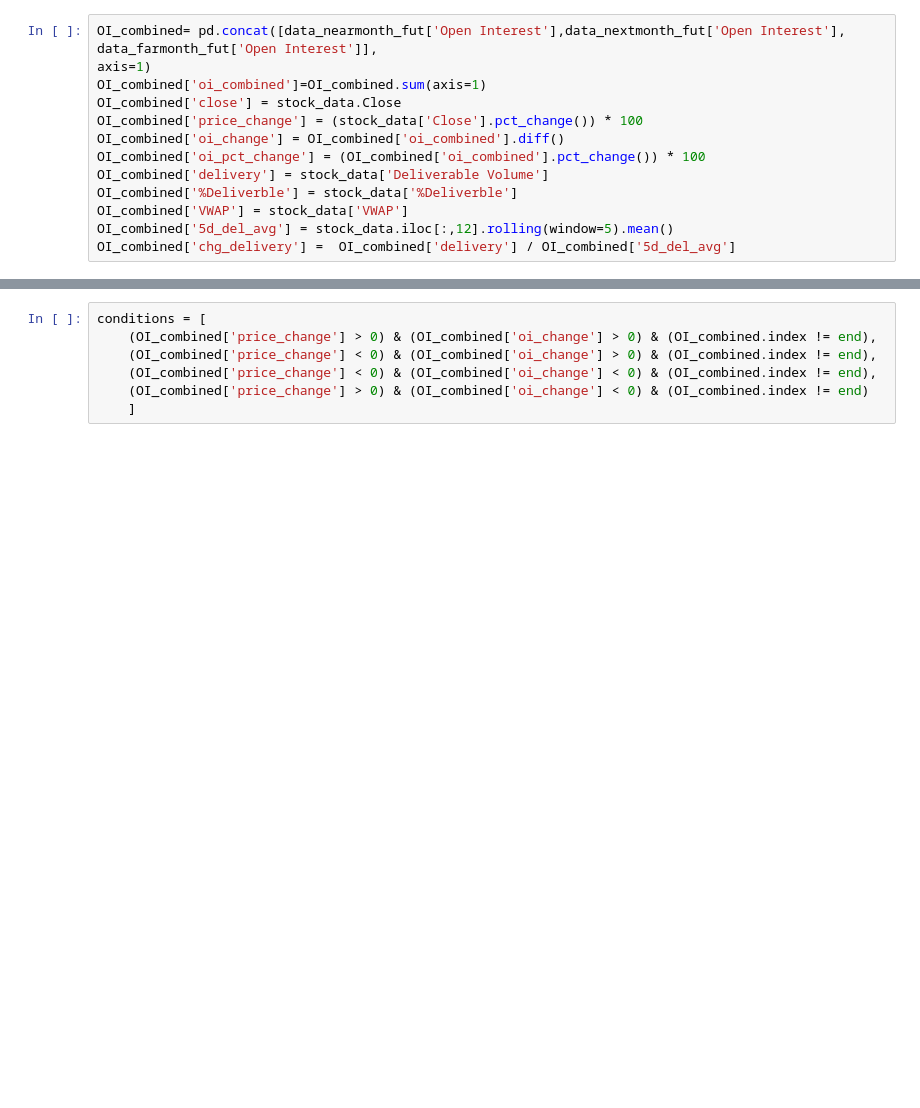
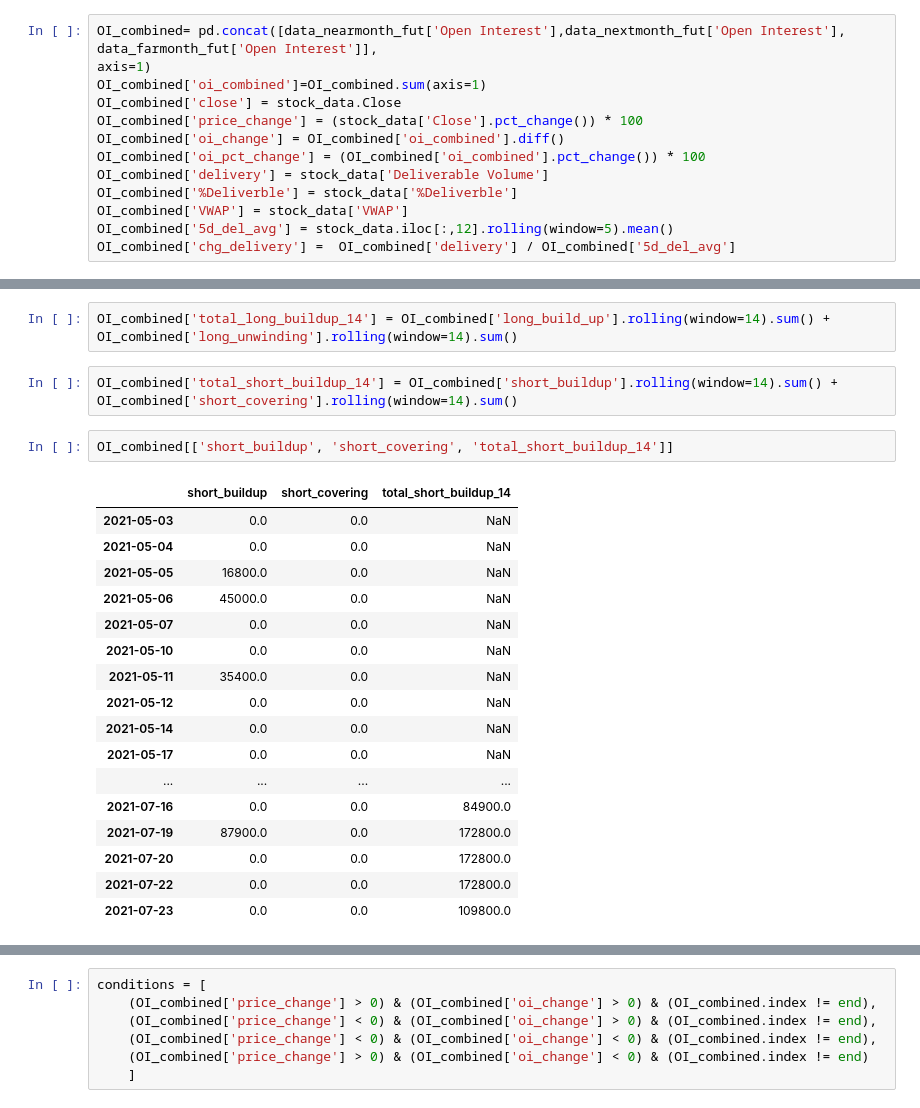
Before and after one commit to yogesh-kamble/stock_analysis, a Jupyter notebook: stock_oi_delivery.ipynb, the cells around one changed output, grey strips where cells are left out. Cells and saved outputs as stored; diff of their text form; blank space fills up the shorter version.

```diff
--- a/stock_oi_delivery.ipynb
+++ b/stock_oi_delivery.ipynb
@@ -44,0 +60,24 @@ long_build_up = OI_combined[(OI_combined['price_change'] > 0) & (OI_combined['oi
+# %%
+OI_combined['total_long_buildup_14'] = OI_combined['long_build_up'].rolling(window=14).sum() + OI_combined['long_unwinding'].rolling(window=14).sum()
+# %%
+OI_combined['total_short_buildup_14'] = OI_combined['short_buildup'].rolling(window=14).sum() + OI_combined['short_covering'].rolling(window=14).sum()
+# %%
+OI_combined[['short_buildup', 'short_covering', 'total_short_buildup_14']]
+# %% [output]
+|  | short_buildup | short_covering | total_short_buildup_14 |
+| 2021-05-03 | 0.0 | 0.0 | NaN |
+| 2021-05-04 | 0.0 | 0.0 | NaN |
+| 2021-05-05 | 16800.0 | 0.0 | NaN |
+| 2021-05-06 | 45000.0 | 0.0 | NaN |
+| 2021-05-07 | 0.0 | 0.0 | NaN |
+| 2021-05-10 | 0.0 | 0.0 | NaN |
+| 2021-05-11 | 35400.0 | 0.0 | NaN |
+| 2021-05-12 | 0.0 | 0.0 | NaN |
+| 2021-05-14 | 0.0 | 0.0 | NaN |
+| 2021-05-17 | 0.0 | 0.0 | NaN |
+| ... | ... | ... | ... |
+| 2021-07-16 | 0.0 | 0.0 | 84900.0 |
+| 2021-07-19 | 87900.0 | 0.0 | 172800.0 |
+| 2021-07-20 | 0.0 | 0.0 | 172800.0 |
+| 2021-07-22 | 0.0 | 0.0 | 172800.0 |
+| 2021-07-23 | 0.0 | 0.0 | 109800.0 |
```
Also changed, not shown: parts of 12 cells of this notebook, 1 other file.
